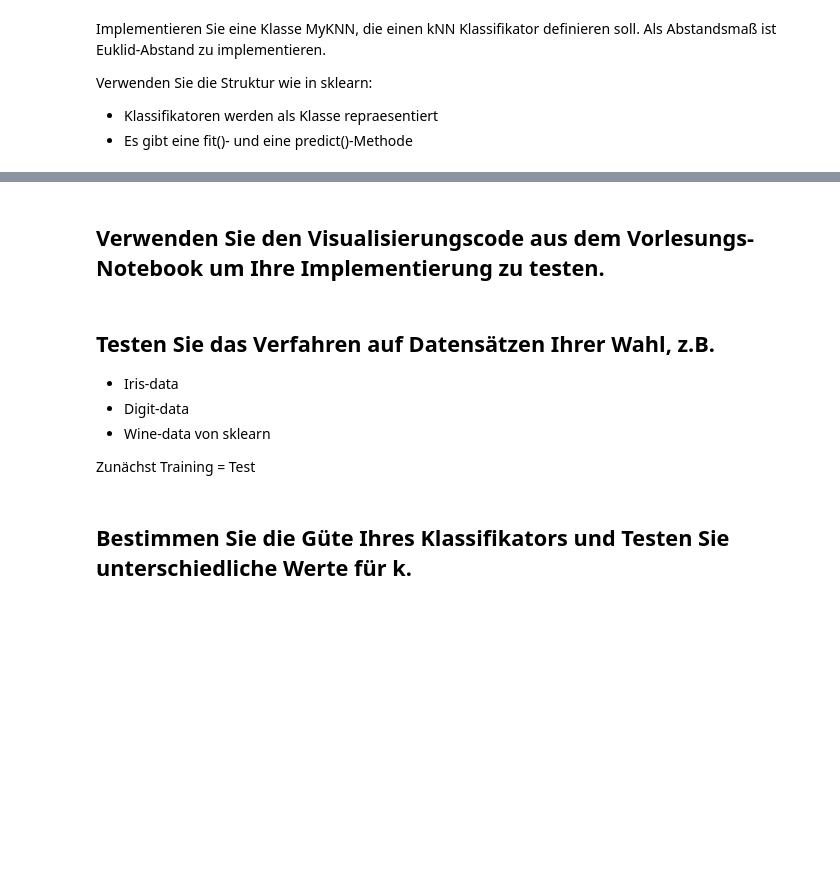
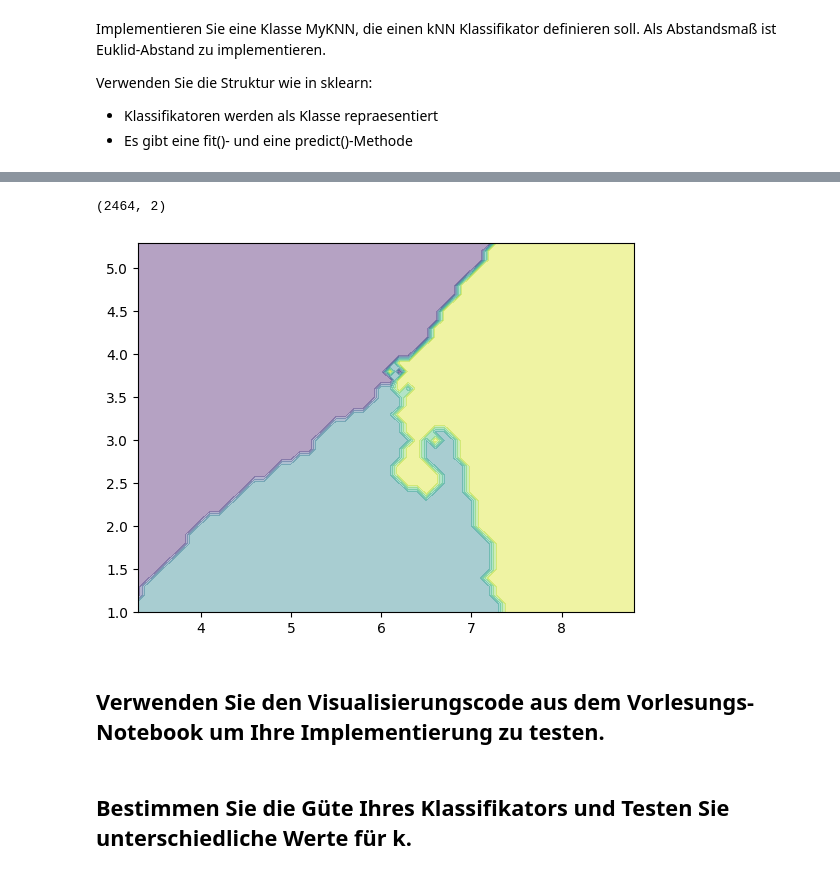
Before and after one commit to Noble-Dango/ml2026, a Jupyter notebook: 2_kNN/notebooks/Exercise2_kNN.ipynb, the cells around one changed output, grey strips where cells are left out. Cells and saved outputs as stored; diff of their text form; code cells hidden in the pictures; blank space fills up the shorter version.

```diff
--- a/2_kNN/notebooks/Exercise2_kNN.ipynb
+++ b/2_kNN/notebooks/Exercise2_kNN.ipynb
@@ -54,3 +52,23 @@ Verwenden Sie die Struktur wie in sklearn:
+# %%
+import ctypes
+
+libargsort = ctypes.CDLL("./libinplace_argsort.so")
+
+libargsort.sort_keys.argtypes = [
+    ctypes.POINTER(ctypes.c_uint32),
+    ctypes.c_size_t
+]
+
+libargsort.sort_keys.restype = None
+
+UInt64Ptr = ctypes.POINTER(ctypes.c_uint64)
+
+libargsort.view_internal.argtypes = [
+    ctypes.POINTER(UInt64Ptr),
+    ctypes.c_size_t
+]
+
+libargsort.view_internal.restype = ctypes.c_bool
 # %%
 import numpy as np
 from math import sqrt
@@ -98,13 +157,41 @@ class MyKNN:
+# %%
+import matplotlib.pyplot as plt
+
+
+X=iris_dataset['data'][:,[0,1]] # wir nehmen die ersten beiden Merkmale aus den Iris-Daten und speichern diese in der Matrix X
+
+y=iris_dataset['target']        # Die labels, die zum Training noetig sind, werden in ein array y gespeichert.
+
+yousef_knn = MyKNN(iris_dataset["target_names"], k=5)
+
+yousef_knn.fit(X,y)                    # mittels der fit-Methode, wird der Klassifikator trainiert. fit benoetigt Daten (X) und labels (y).
+                                # predict wird spaeter zur Erkennung benutzt. fit() & predict() wird in sklearn fuer alle Klassifikatoren verwendet (siehe https://scikit-learn.org/stable/tutorial/basic/tutorial.html#learning-and-predicting)
+
+x1_min,x1_max = X[:,0].min() -1, X[:,0].max()+1    # fuer beide Merkmale werden min- und max-Werte bestimmt.
+x2_min,x2_max = X[:, 1].min() -1 , X[:,1].max()+1
+
+xx1,xx2 = np.meshgrid(np.arange(x1_min,x1_max,0.1), np.arange(x2_min,x2_max,0.1))
+#Aus den mix/max-Werten, werden zuerst Arrays erzeugt mittel arange. x_min ist der Start-Wert, x_max der End-Wert, die Schrittweite ist 0.1
+#Daraus werden dann die Matrizen xx1 und xx2 durch meshgrid erzeugt um den moeglichen Merkmalraum zu erzeugen
+
+example_vecs=np.c_[xx1.ravel(), xx2.ravel()] #xx1 und xx2 werden zuerst in arrays "geflacht" mittels ravel().
+                                                    # c_() erzeugt anschliessend aus den Daten jeweils Wertepaare, welche moeglichen Merkmalvektoren entsprechen
+print(example_vecs.shape)  #2464 Vektoren
+
+Z = yousef_knn.predict(example_vecs)
+
+Z = Z.reshape(xx1.shape) #Das array Z wird in den shape von xx1,bzw xx2 gebracht
+
+plt.contourf(xx1,xx2,Z,alpha=0.4) #Erzeugt einen Contour-plot der Punkte xx1 und xx2 mit den erkannten labels Z
+
+#plt.scatter(X[:,0],X[:,1],c=iris_dataset.target ,s=20,edgecolor='k')  # mit diesem Befehl koennen die eigentlich Datenpunkte, mit denen der kNN-Klassifikator trainiert wurde geplottet werrden
+
+plt.show()
+# %% [output]
+(2464, 2)
+[figure, added]
 # %% [markdown]
 ## Verwenden Sie den Visualisierungscode aus dem Vorlesungs-Notebook um Ihre Implementierung zu testen.
-# %% [markdown]
-## Testen Sie das Verfahren auf Datensätzen Ihrer Wahl, z.B.
-- Iris-data
-- Digit-data
-- Wine-data
-von sklearn
-
-Zunächst Training = Test
 # %% [markdown]
 ## Bestimmen Sie die Güte Ihres Klassifikators und Testen Sie unterschiedliche Werte für k.
 # %% [markdown]
```
Also changed, not shown: parts of 3 cells of this notebook, 5 other files.
